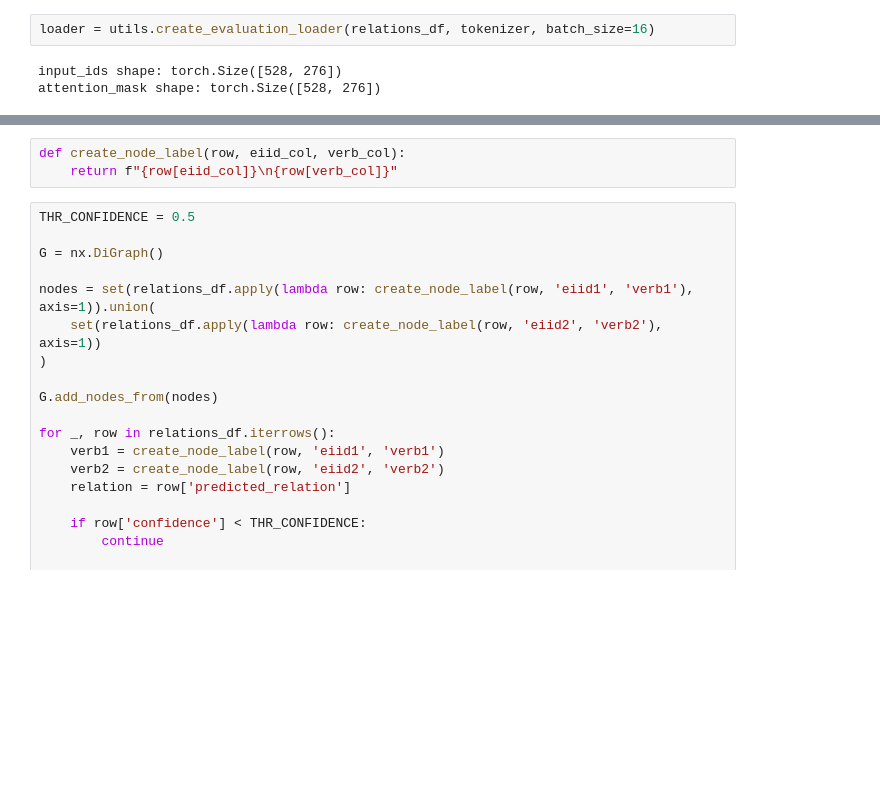
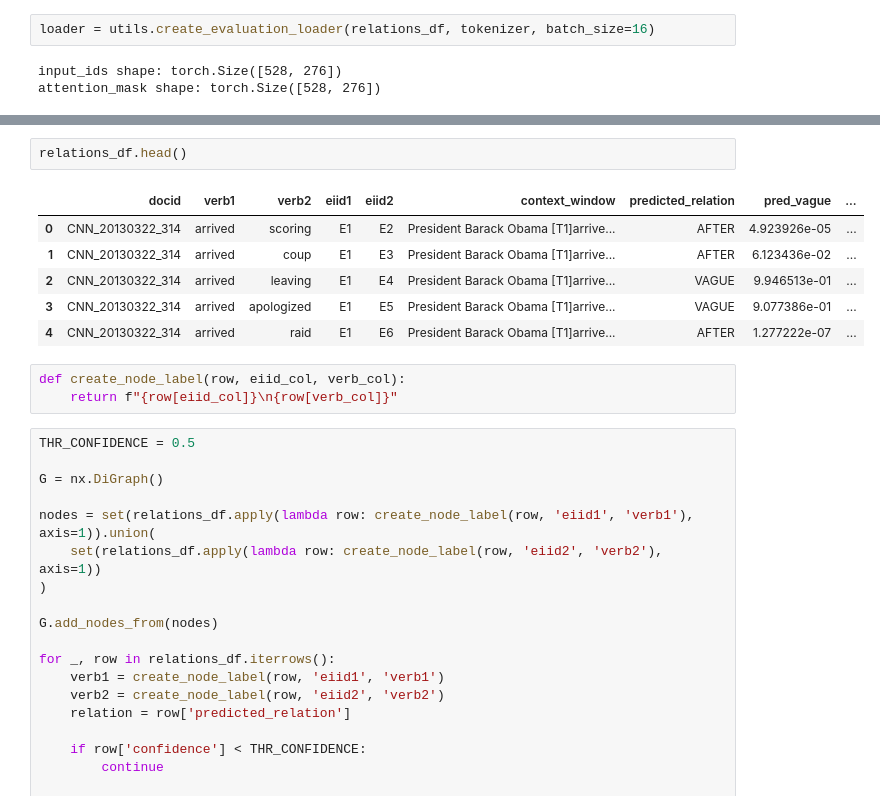
Before and after one commit to poznyakovskiy/event_extraction, a Jupyter notebook: relations_graph.ipynb, the cells around one changed output, grey strips where cells are left out. Cells and saved outputs as stored; diff of their text form; blank space fills up the shorter version.

```diff
--- a/relations_graph.ipynb
+++ b/relations_graph.ipynb
@@ -134,3 +127,12 @@ relations_df["confidence"] = relations_df[["pred_vague", "pred_before", "pred_af
+# %%
+relations_df.head()
+# %% [output]
+|  | docid | verb1 | verb2 | eiid1 | eiid2 | context_window | predicted_relation | pred_vague | ... |
+| 0 | CNN_20130322_314 | arrived | scoring | E1 | E2 | President Barack Obama [T1]arrive... | AFTER | 4.923926e-05 | ... |
+| 1 | CNN_20130322_314 | arrived | coup | E1 | E3 | President Barack Obama [T1]arrive... | AFTER | 6.123436e-02 | ... |
+| 2 | CNN_20130322_314 | arrived | leaving | E1 | E4 | President Barack Obama [T1]arrive... | VAGUE | 9.946513e-01 | ... |
+| 3 | CNN_20130322_314 | arrived | apologized | E1 | E5 | President Barack Obama [T1]arrive... | VAGUE | 9.077386e-01 | ... |
+| 4 | CNN_20130322_314 | arrived | raid | E1 | E6 | President Barack Obama [T1]arrive... | AFTER | 1.277222e-07 | ... |
 # %%
 def create_node_label(row, eiid_col, verb_col):
     return f"{row[eiid_col]}\n{row[verb_col]}"
```
Also changed, not shown: parts of 3 cells of this notebook, 1 other file.
